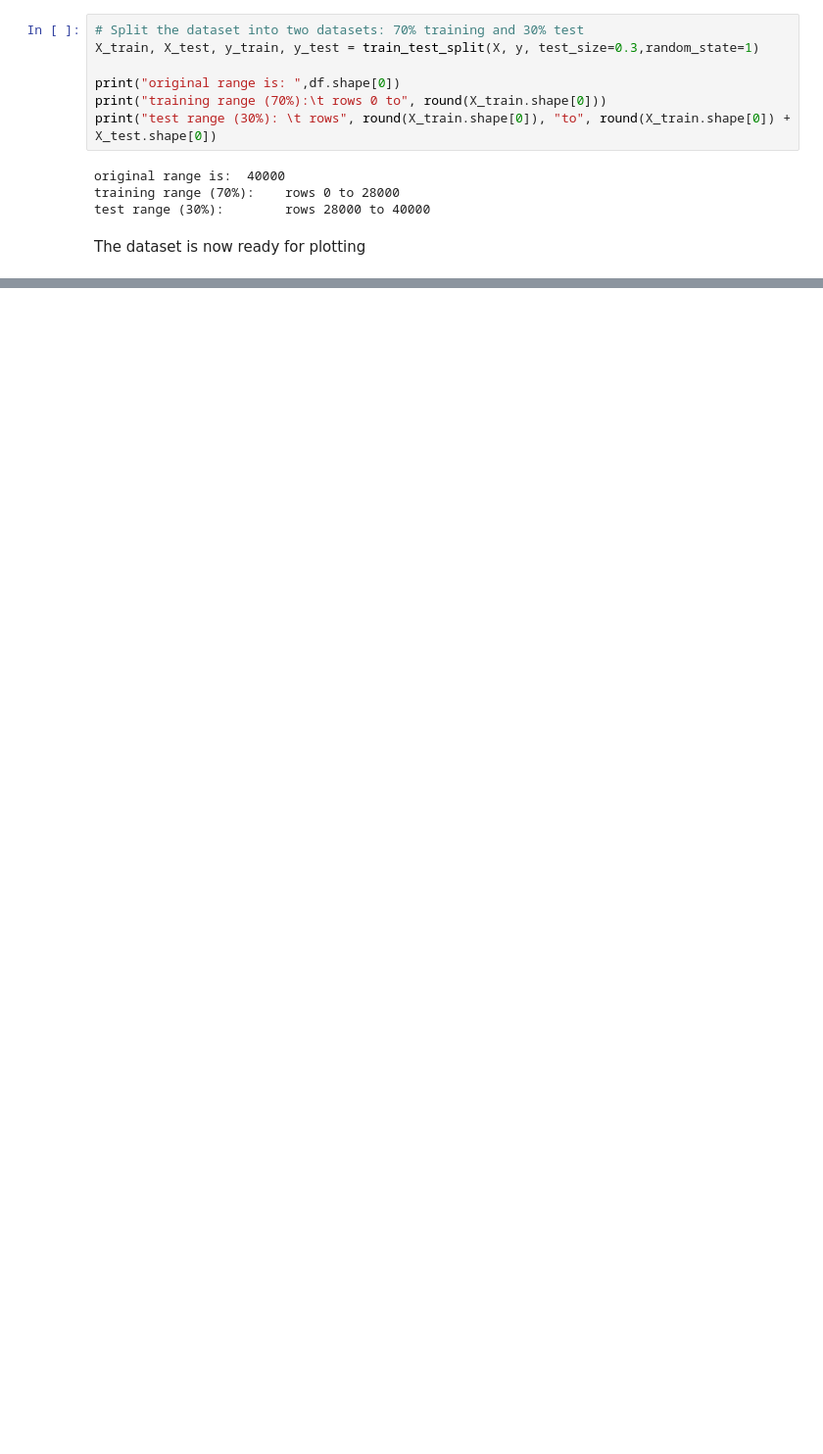
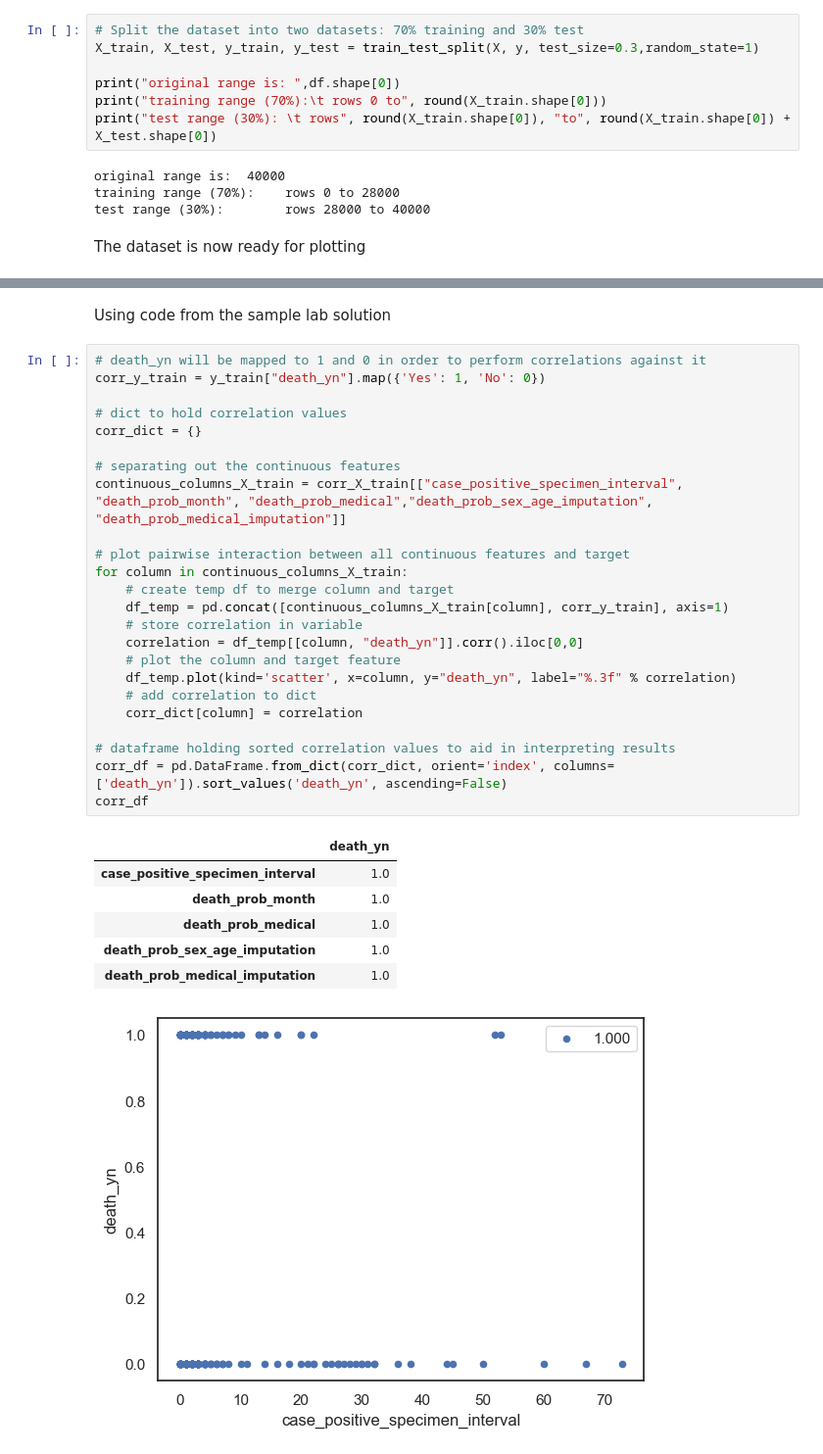
Before and after one commit to MichaelMoyles/MLCovid-19, a Jupyter notebook: 2022-Homework2-Notebook.ipynb, the cells around one changed output, grey strips where cells are left out. Shown at 98% size. Cells and saved outputs as stored; diff of their text form; blank space fills up the shorter version.

```diff
--- a/2022-Homework2-Notebook.ipynb
+++ b/2022-Homework2-Notebook.ipynb
@@ -286,0 +411,34 @@ The dataset is now ready for plotting
+# %% [markdown]
+Using code from the sample lab solution
+# %%
+# death_yn will be mapped to 1 and 0 in order to perform correlations against it
+corr_y_train = y_train["death_yn"].map({'Yes': 1, 'No': 0})
+
+# dict to hold correlation values
+corr_dict = {}
+
+# separating out the continuous features
+continuous_columns_X_train = corr_X_train[["case_positive_specimen_interval", "death_prob_month", "death_prob_medical","death_prob_sex_age_imputation", "death_prob_medical_imputation"]]
+
+# plot pairwise interaction between all continuous features and target
+for column in continuous_columns_X_train:
+    # create temp df to merge column and target
+    df_temp = pd.concat([continuous_columns_X_train[column], corr_y_train], axis=1)
+    # store correlation in variable
+    correlation = df_temp[[column, "death_yn"]].corr().iloc[0,0]
+    # plot the column and target feature
+    df_temp.plot(kind='scatter', x=column, y="death_yn", label="%.3f" % correlation)
+    # add correlation to dict
+    corr_dict[column] = correlation
+
+# dataframe holding sorted correlation values to aid in interpreting results
+corr_df = pd.DataFrame.from_dict(corr_dict, orient='index', columns=['death_yn']).sort_values('death_yn', ascending=False)
+corr_df
+# %% [output]
+|  | death_yn |
+| case_positive_specimen_interval | 1.0 |
+| death_prob_month | 1.0 |
+| death_prob_medical | 1.0 |
+| death_prob_sex_age_imputation | 1.0 |
+| death_prob_medical_imputation | 1.0 |
+[figure, added]
```
Also changed, not shown: parts of 28 cells of this notebook.
